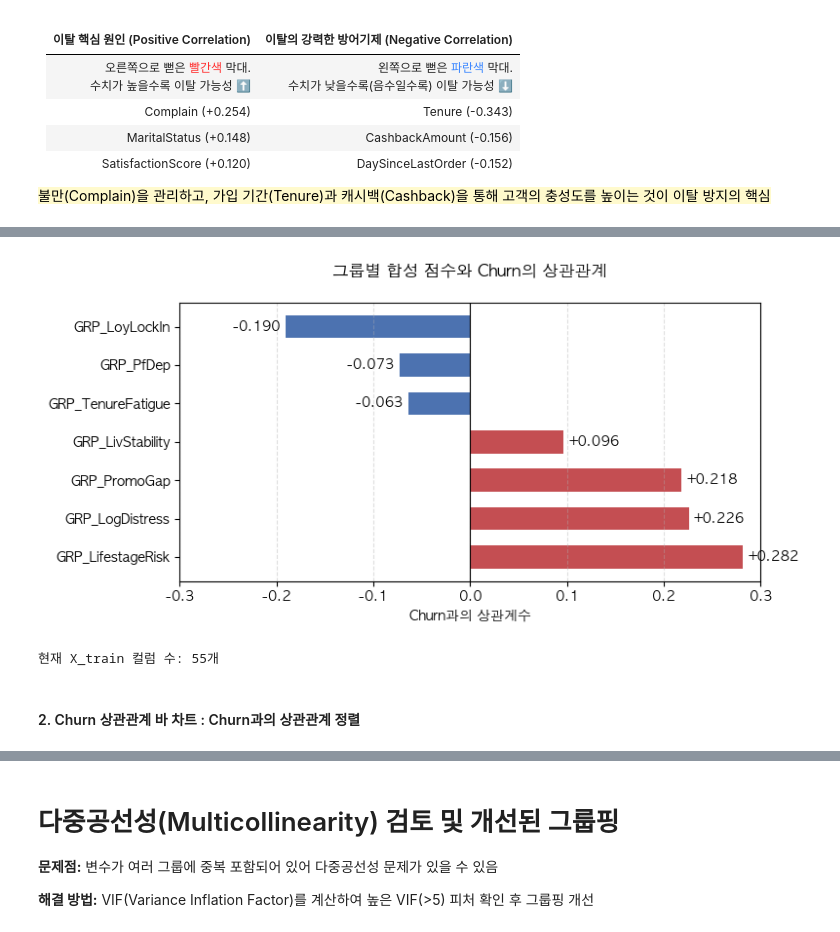
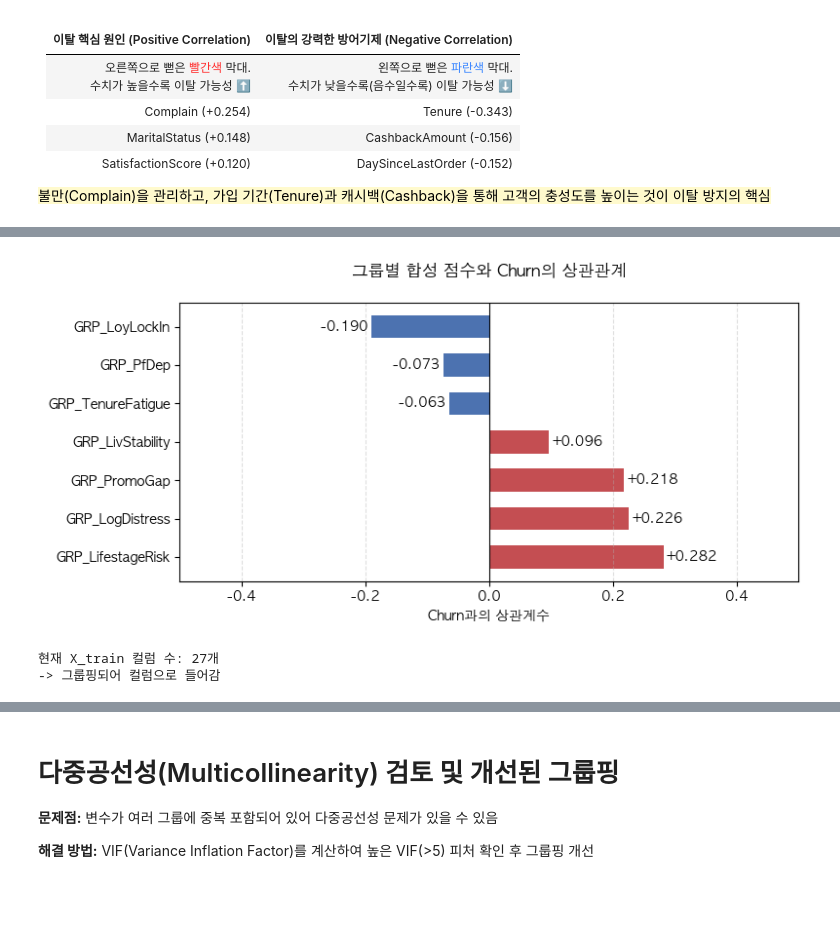
Before and after one commit to SKNETWORKS-FAMILY-AICAMP/SKN28-2nd-4Team, a Jupyter notebook: back_research/전하영/notebooks/Preprocessing.ipynb, the cells around one changed output, grey strips where cells are left out. Cells and saved outputs as stored; diff of their text form; code cells hidden in the pictures; blank space fills up the shorter version.

```diff
--- a/back_research/전하영/notebooks/Preprocessing.ipynb
+++ b/back_research/전하영/notebooks/Preprocessing.ipynb
@@ -579,9 +592,9 @@ for col in num_cols:
         '이상치 수'        : n_out,
         '비율(%)'         : f"{n_out / len(df) * 100:.2f}%",
         '정상 하한(Lower)' : round(lower, 2),
-        '최솟값'           : df[col].min(),
+        '최솟값(min)'           : df[col].min(),
         '정상 상한(Upper)' : round(upper, 2),
-        '최댓값'           : df[col].max()
+        '최댓값(max)'           : df[col].max()
     })
 
     if abs(diff) > 0.05:
@@ -693,11 +706,12 @@ for i, col in enumerate(num_cols):
     corr_v = corr_vals[col]
     ax.set_title(f"{col}\nCorr={corr_v:+.3f} | 이상치 {info['n_out']}개({info['pct']}%)",
                  fontsize=10, fontweight="bold")
+    ax.set_xlabel("Churn")
     ax.grid(axis="y", alpha=0.25)
 
 for j in range(len(num_cols), len(axes_flat)):
     axes_flat[j].set_visible(False)
 
-plt.tight_layout(rect=[0, 0, 1, 0.97])
+plt.tight_layout(rect=[0, 0, 1, 0.97],pad=3.0)
 plt.show()
 # %% [output]
@@ -1464,35 +1453,35 @@ temp_for_corr = pd.concat([train_groups, y_train], axis=1)
 group_corr = temp_for_corr.corr()['Churn'].drop('Churn').sort_values(ascending=False)
 
 # 시각화
 plt.figure(figsize=(8, 4))
 colors = ["#C44E52" if x > 0 else "#4C72B0" for x in group_corr.values]
 bars = plt.barh(group_corr.index, group_corr.values, color=colors, height=0.6)
 for bar in bars:
     width = bar.get_width()
     label_x_pos = width + 0.005 if width >= 0 else width - 0.005
     plt.text(label_x_pos, bar.get_y() + bar.get_height()/2,
              f'{width:+.3f}', va='center',
              ha='left' if width >= 0 else 'right',
              fontsize=10, fontweight='bold')
 plt.axvline(0, color='black', linewidth=0.8)
-plt.xlim(-0.3, 0.3)  # 이 줄 추가
+plt.xlim(-0.5, 0.5)  # 이 줄 추가
 plt.title('그룹별 합성 점수와 Churn의 상관관계', fontsize=12, pad=20)
 plt.xlabel('Churn과의 상관계수')
 plt.grid(axis='x', linestyle='--', alpha=0.4)
 plt.tight_layout()
 plt.show()
 
 # ── Step 2: 실제 데이터셋에 그룹 변수 합치기 (scalers 재사용) ──
 val_groups,  _ = create_group_features(X_val,  scaler_dict=scalers)
 test_groups, _ = create_group_features(X_test, scaler_dict=scalers)
 
 X_train = pd.concat([X_train, train_groups], axis=1)
 X_val   = pd.concat([X_val,   val_groups],   axis=1)
 X_test  = pd.concat([X_test,  test_groups],  axis=1)
 
 print(f"현재 X_train 컬럼 수: {len(X_train.columns)}개")
+print(f"-> 그룹핑되어 컬럼으로 들어감")
 # %% [output]
-[figure, old version]
+[figure, new version]
-현재 X_train 컬럼 수: 55개
+현재 X_train 컬럼 수: 27개
+-> 그룹핑되어 컬럼으로 들어감
-# %% [markdown]
-#### 2. Churn 상관관계 바 차트 : Churn과의 상관관계 정렬
```
Also changed, not shown: parts of 35 cells of this notebook.
